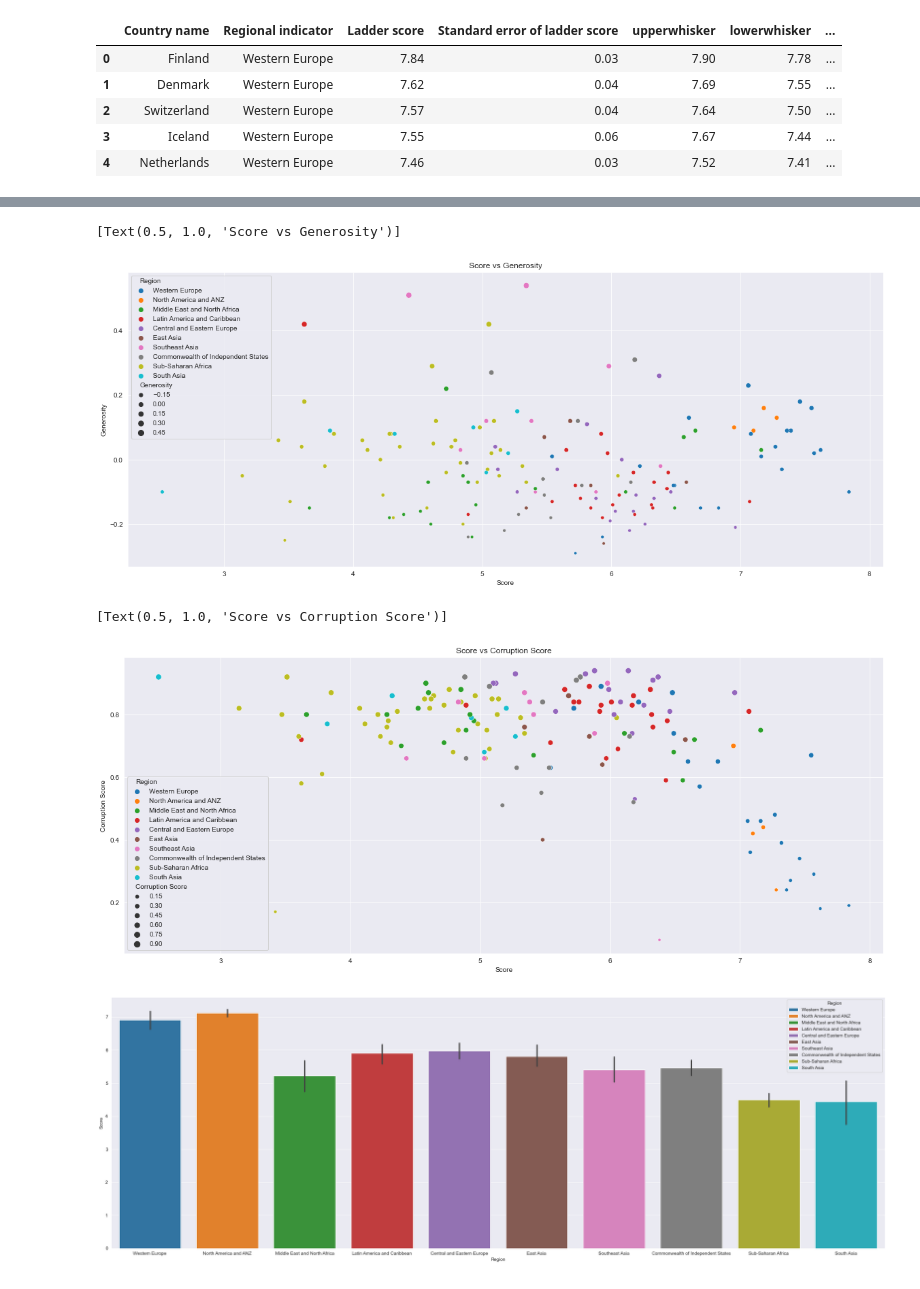
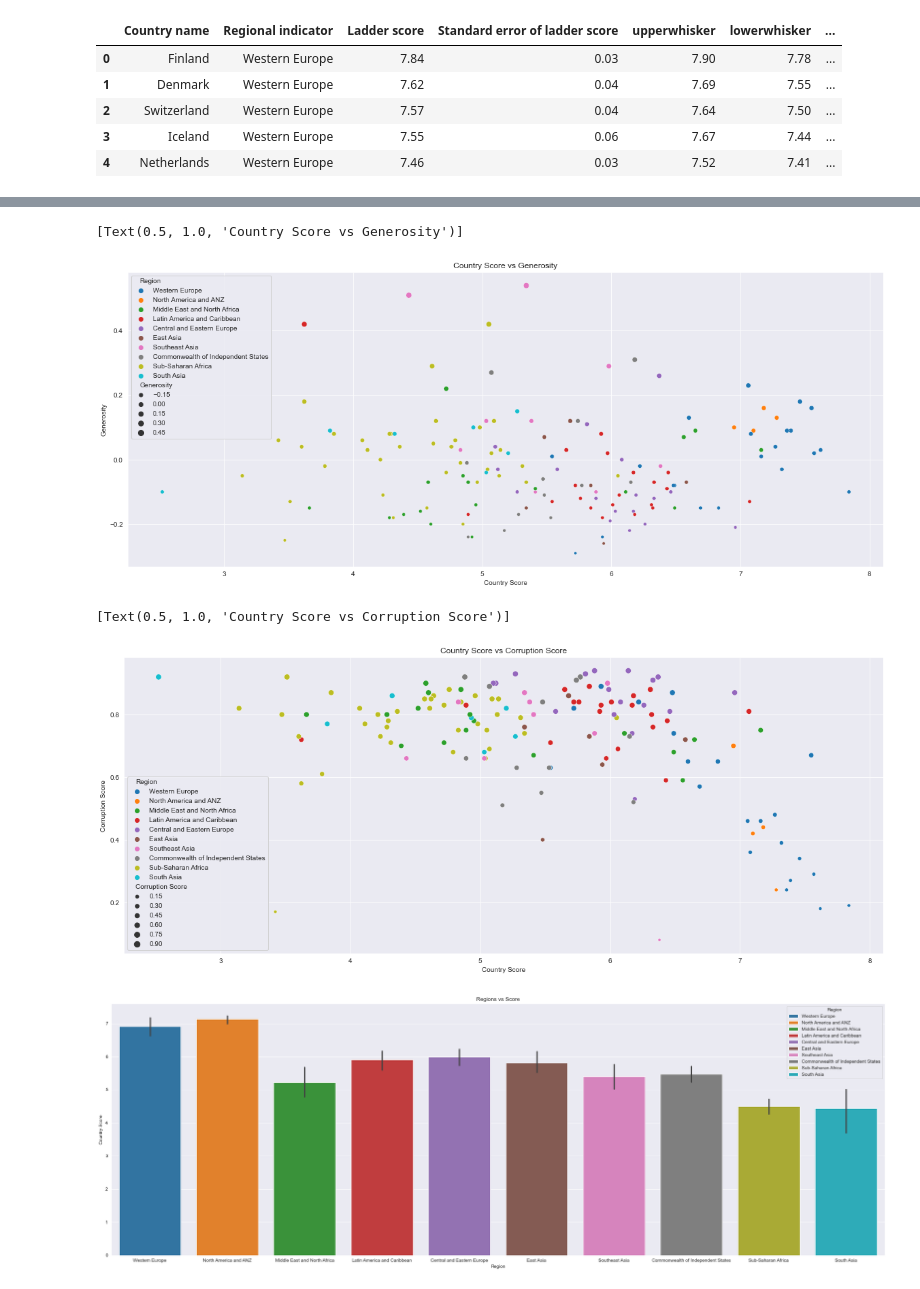
Before and after one commit to EdwinVargas22/World-Happiness-2021, a Jupyter notebook: Data_Analysis.ipynb, the cells around one changed output, grey strips where cells are left out. Drawn from its saved outputs; the diff is of its cells as text; code cells hidden in the pictures.

```diff
--- a/Data_Analysis.ipynb
+++ b/Data_Analysis.ipynb
@@ -78,7 +77,7 @@ dataset_modified.head()
 
 # Renaming the columns
 
-dataset_modified = dataset_modified.rename(columns={"Regional indicator": "Region", "Ladder score": "Score", "Logged GDP per capita": "GDP per capita", "Social support": "Social Support", "Healthy life expectancy": "Life Expectancy", "Freedom to make life choices": "Freedom", "Perceptions of corruption": "Corruption Score"})
+dataset_modified = dataset_modified.rename(columns={"Regional indicator": "Region", "Ladder score": "Country Score", "Logged GDP per capita": "GDP per capita", "Social support": "Social Support", "Healthy life expectancy": "Life Expectancy", "Freedom to make life choices": "Freedom", "Perceptions of corruption": "Corruption Score"})
 
 dataset_modified.head()
 # %% [output]
@@ -143,38 +146,41 @@ sns.scatterplot(data=dataset_modified, x='Score', y='Freedom', hue='Region', siz
 # %%
-# Scatter plot of Score vs Generosity
+# Scatter plot of Country Score vs Generosity
 
 fig = plt.gcf()
 
 fig.set_size_inches(20, 8)
 
+# Setting the seaborn theme for the scatter plot
 sns.set_style("darkgrid")
 
-sns.scatterplot(data=dataset_modified, x='Score', y='Generosity', hue='Region', size='Generosity').set(title='Score vs Generosity')
+sns.scatterplot(data=dataset_modified, x='Country Score', y='Generosity', hue='Region', size='Generosity').set(title='Country Score vs Generosity')
 # %% [output]
-[Text(0.5, 1.0, 'Score vs Generosity')]
+[Text(0.5, 1.0, 'Country Score vs Generosity')]
-[figure, old version]
+[figure, new version]
 # %%
-# Scatter plot of Score vs Corruption
+# Scatter plot of Country Score vs Corruption
 
 fig = plt.gcf()
 
 fig.set_size_inches(20, 8)
 
+# Setting the seaborn theme for the scatter plot
 sns.set_style("darkgrid")
 
-sns.scatterplot(data=dataset_modified, x='Score', y='Corruption Score', hue='Region', size='Corruption Score').set(title='Score vs Corruption Score')
+sns.scatterplot(data=dataset_modified, x='Country Score', y='Corruption Score', hue='Region', size='Corruption Score').set(title='Country Score vs Corruption Score')
 # %% [output]
-[Text(0.5, 1.0, 'Score vs Corruption Score')]
+[Text(0.5, 1.0, 'Country Score vs Corruption Score')]
-[figure, old version]
+[figure, new version]
 # %%
-# Bar plot of Regions vs Score
+# Bar chart of Regions vs Score
 
 fig = plt.gcf()
 
 fig.set_size_inches(30, 10)
 
+# Setting the seaborn theme for the bar chart
 sns.set_style("darkgrid")
 
-ax = sns.barplot(x='Region', y='Score', hue='Region', data=dataset_modified, dodge=False)
+ax = sns.barplot(x='Region', y='Country Score', hue='Region', data=dataset_modified, dodge=False).set(title='Regions vs Country Score')
 # %% [output]
-[figure, old version]
+[figure, new version]
```
Also changed, not shown: parts of 6 cells of this notebook.
